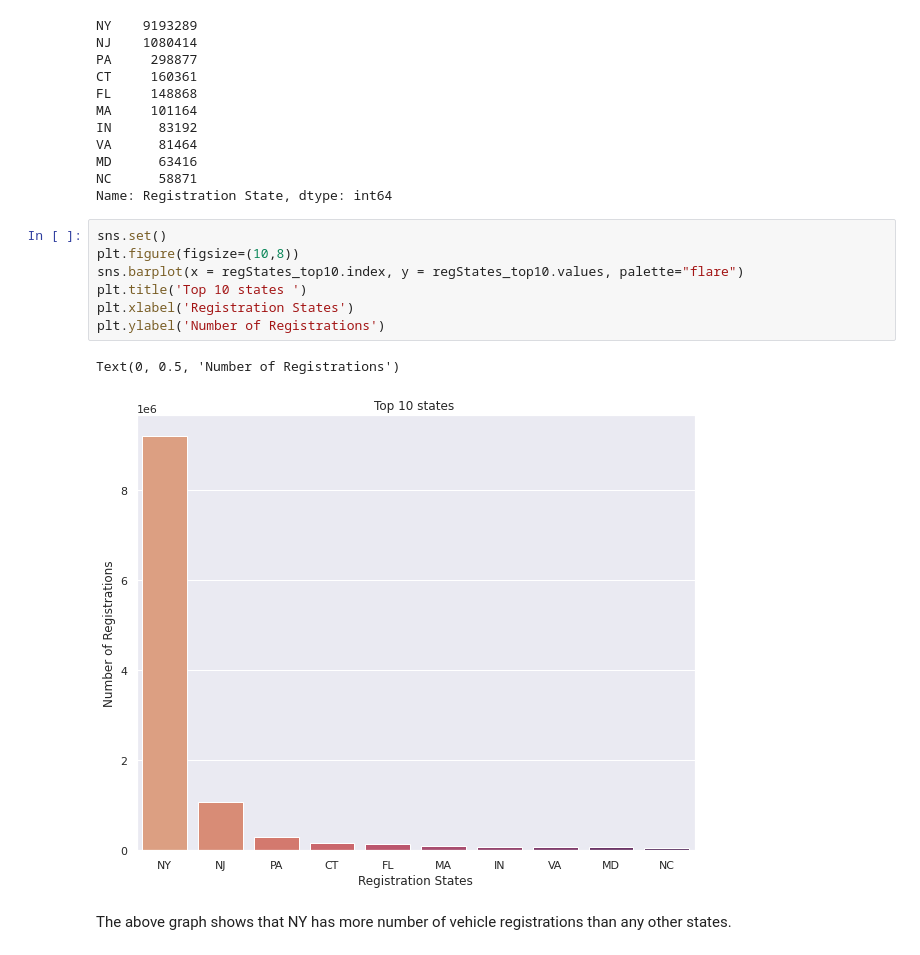
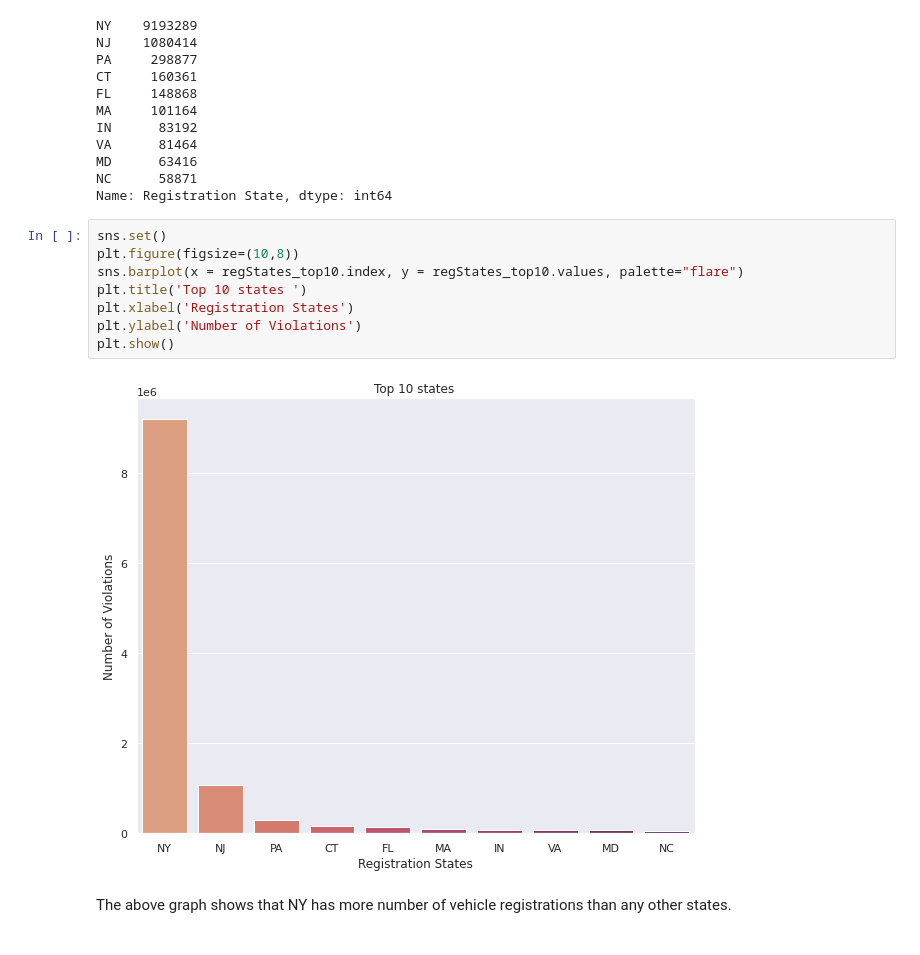
Before and after one commit to Amruta-Nadgouda/DataMiningProject, a Jupyter notebook: CMPE255_EDA_NYCParkingTickets.ipynb, the cells around one changed output. Saved outputs shown, nothing was run; the diff lists cells and outputs as text.

```diff
--- a/CMPE255_EDA_NYCParkingTickets.ipynb
+++ b/CMPE255_EDA_NYCParkingTickets.ipynb
@@ -90,13 +90,13 @@ Name: Registration State, dtype: int64
 # %%
 sns.set()
 plt.figure(figsize=(10,8))
 sns.barplot(x = regStates_top10.index, y = regStates_top10.values, palette="flare")
 plt.title('Top 10 states ')
 plt.xlabel('Registration States')
-plt.ylabel('Number of Registrations')
+plt.ylabel('Number of Violations')
+plt.show()
 # %% [output]
-Text(0, 0.5, 'Number of Registrations')
-[figure, old version]
+[figure, new version]
 # %% [markdown]
 The above graph shows that NY has more number of vehicle registrations than any other states.
 # %% [markdown]
```
Also changed, not shown: parts of 7 cells of this notebook.
